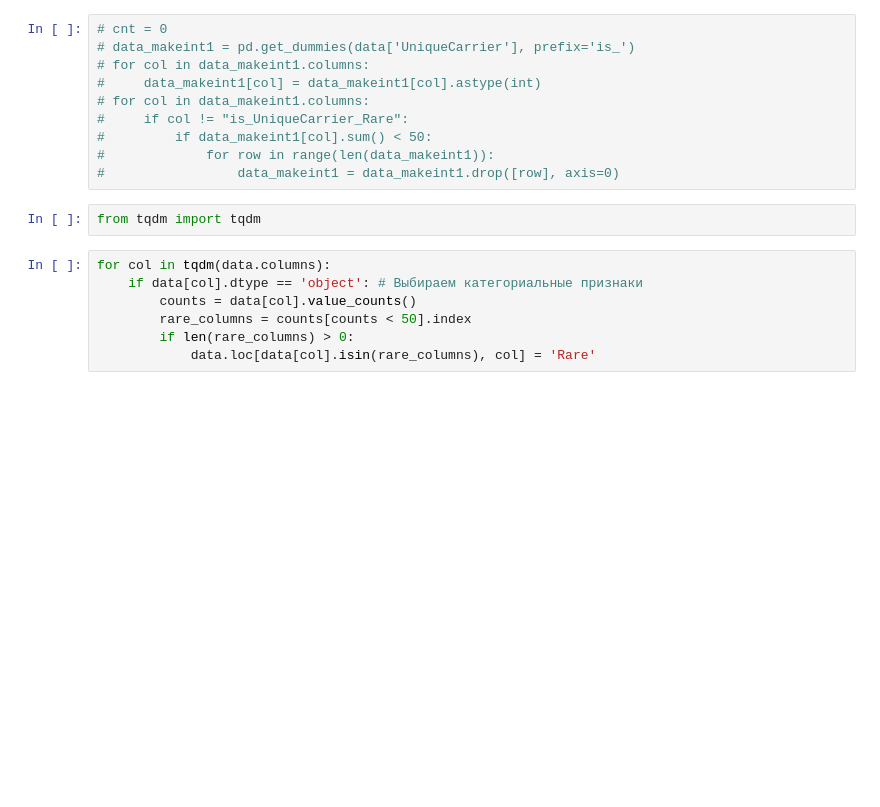
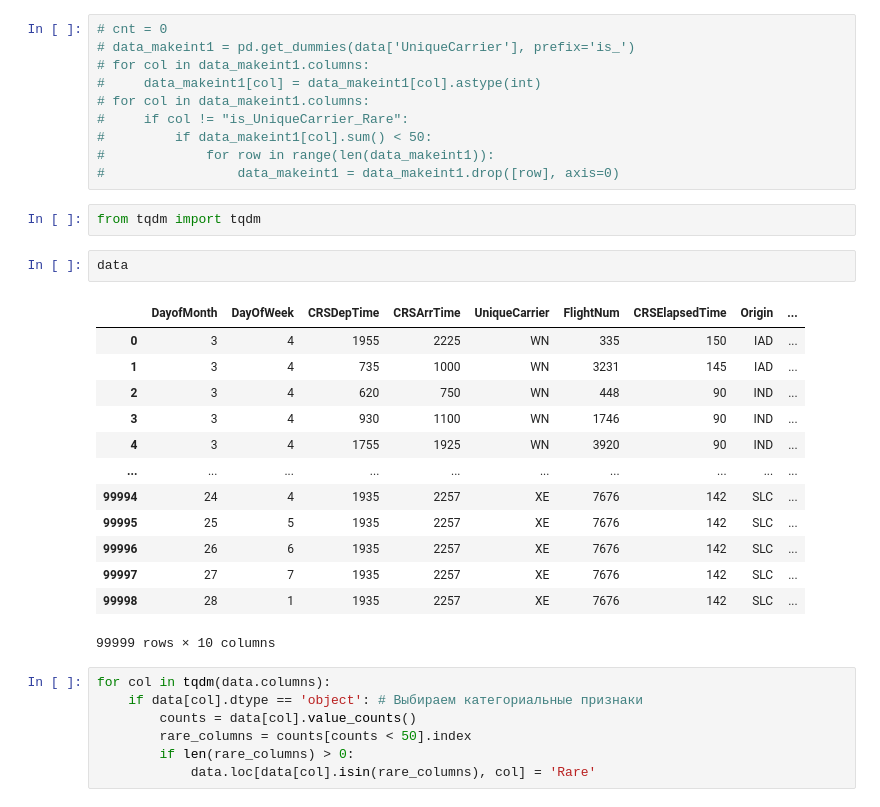
Before and after one commit to MaxTernat0r/ML_9_study, a Jupyter notebook: topic_6/9fc11ec3-fe29-4faa-b01b-ab99378924b5.ipynb, the cells around one changed output. Drawn from its saved outputs; the diff is of its cells as text; blank space fills up the shorter version.

```diff
--- a/topic_6/9fc11ec3-fe29-4faa-b01b-ab99378924b5.ipynb
+++ b/topic_6/9fc11ec3-fe29-4faa-b01b-ab99378924b5.ipynb
@@ -132,6 +132,22 @@ data = data.drop(['Month'], axis=1)
 #                 data_makeint1 = data_makeint1.drop([row], axis=0)
 # %%
 from tqdm import tqdm
+# %%
+data
+# %% [output]
+|  | DayofMonth | DayOfWeek | CRSDepTime | CRSArrTime | UniqueCarrier | FlightNum | CRSElapsedTime | Origin | ... |
+| 0 | 3 | 4 | 1955 | 2225 | WN | 335 | 150 | IAD | ... |
+| 1 | 3 | 4 | 735 | 1000 | WN | 3231 | 145 | IAD | ... |
+| 2 | 3 | 4 | 620 | 750 | WN | 448 | 90 | IND | ... |
+| 3 | 3 | 4 | 930 | 1100 | WN | 1746 | 90 | IND | ... |
+| 4 | 3 | 4 | 1755 | 1925 | WN | 3920 | 90 | IND | ... |
+| ... | ... | ... | ... | ... | ... | ... | ... | ... | ... |
+| 99994 | 24 | 4 | 1935 | 2257 | XE | 7676 | 142 | SLC | ... |
+| 99995 | 25 | 5 | 1935 | 2257 | XE | 7676 | 142 | SLC | ... |
+| 99996 | 26 | 6 | 1935 | 2257 | XE | 7676 | 142 | SLC | ... |
+| 99997 | 27 | 7 | 1935 | 2257 | XE | 7676 | 142 | SLC | ... |
+| 99998 | 28 | 1 | 1935 | 2257 | XE | 7676 | 142 | SLC | ... |
+99999 rows × 10 columns
 # %%
 for col in tqdm(data.columns):
     if data[col].dtype == 'object': # Выбираем категориальные признаки
```
Also changed, not shown: parts of 7 cells of this notebook.
